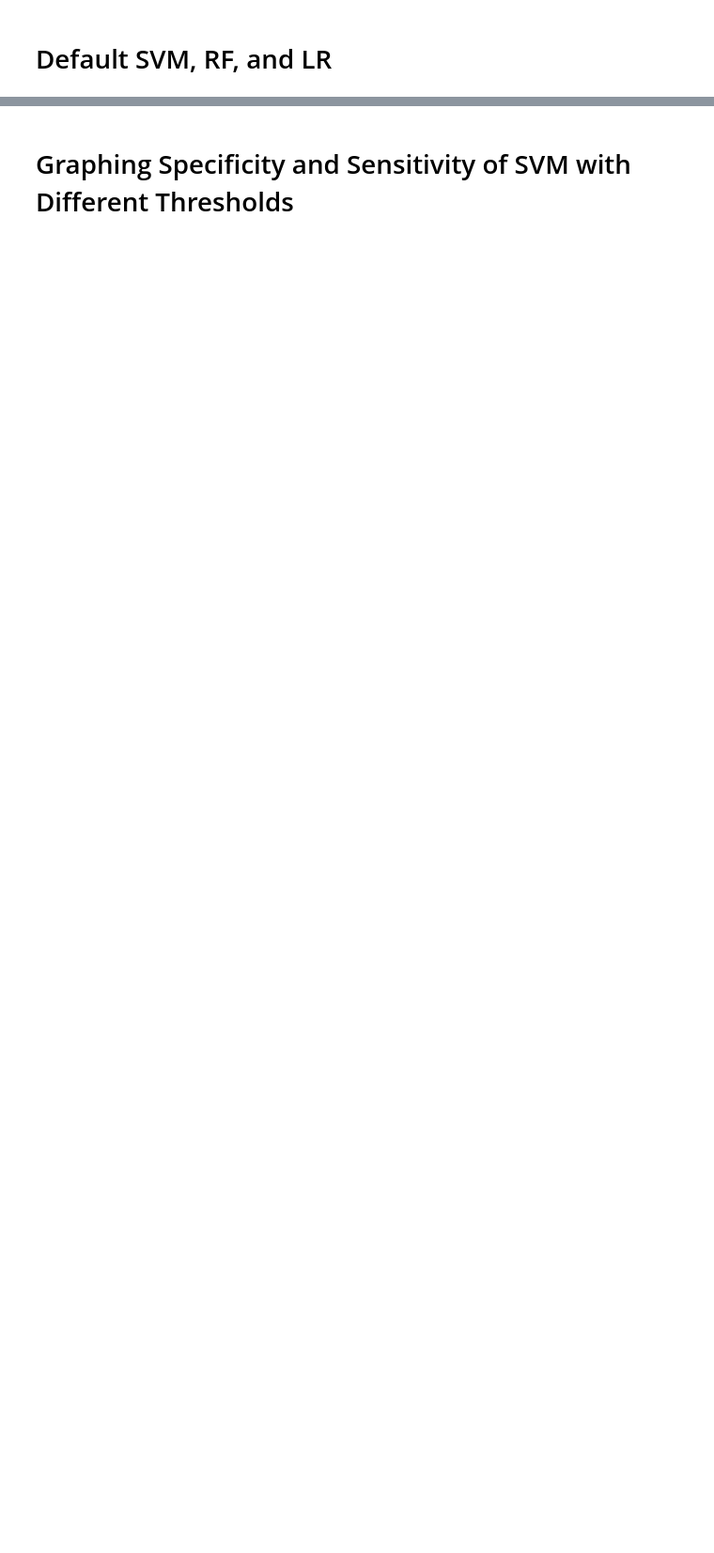
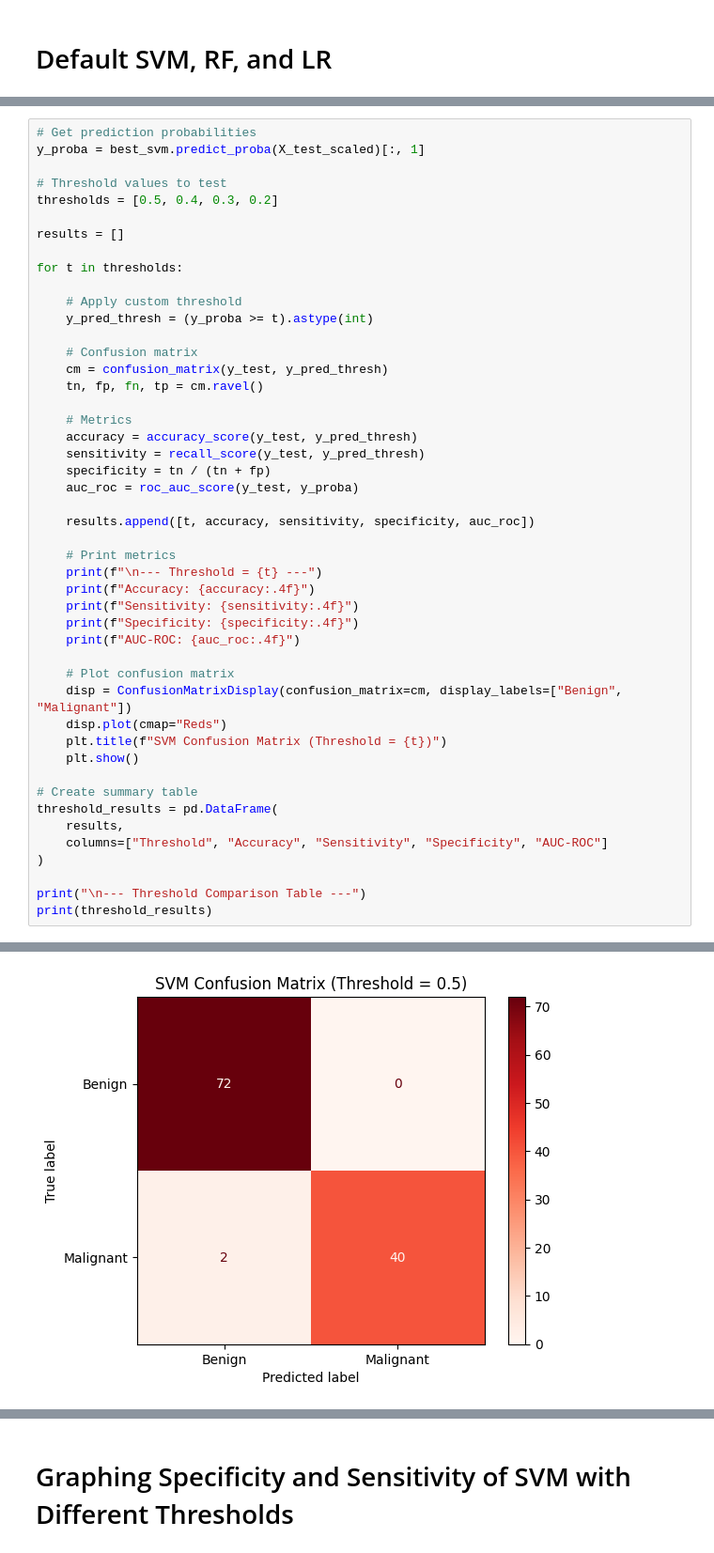
Before and after one commit to sarahcreighton/breast-cancer-classifier, a Jupyter notebook: notebooks/03_SMV_and_RF.ipynb, the cells around one changed output, grey strips where cells are left out. Shown at 94% size. Saved outputs shown, nothing was run; the diff lists cells and outputs as text; blank space fills up the shorter version.

```diff
--- a/notebooks/03_SMV_and_RF.ipynb
+++ b/notebooks/03_SMV_and_RF.ipynb
@@ -212,0 +182,48 @@ Best Parameters Found: {'C': 100, 'gamma': 0.1, 'kernel': 'rbf'}
+# %%
+# Get prediction probabilities
+y_proba = best_svm.predict_proba(X_test_scaled)[:, 1]
+
+# Threshold values to test
+thresholds = [0.5, 0.4, 0.3, 0.2]
+
+results = []
+
+for t in thresholds:
+
+    # Apply custom threshold
+    y_pred_thresh = (y_proba >= t).astype(int)
+
+    # Confusion matrix
+    cm = confusion_matrix(y_test, y_pred_thresh)
+    tn, fp, fn, tp = cm.ravel()
+
+    # Metrics
+    accuracy = accuracy_score(y_test, y_pred_thresh)
+    sensitivity = recall_score(y_test, y_pred_thresh)
+    specificity = tn / (tn + fp)
+    auc_roc = roc_auc_score(y_test, y_proba)
+
+    results.append([t, accuracy, sensitivity, specificity, auc_roc])
+
+    # Print metrics
+    print(f"\n--- Threshold = {t} ---")
+    print(f"Accuracy: {accuracy:.4f}")
+    print(f"Sensitivity: {sensitivity:.4f}")
+    print(f"Specificity: {specificity:.4f}")
+    print(f"AUC-ROC: {auc_roc:.4f}")
+
+    # Plot confusion matrix
+    disp = ConfusionMatrixDisplay(confusion_matrix=cm, display_labels=["Benign", "Malignant"])
+    disp.plot(cmap="Reds")
+    plt.title(f"SVM Confusion Matrix (Threshold = {t})")
+    plt.show()
+
+# Create summary table
+threshold_results = pd.DataFrame(
+    results,
+    columns=["Threshold", "Accuracy", "Sensitivity", "Specificity", "AUC-ROC"]
+)
+
+print("\n--- Threshold Comparison Table ---")
+print(threshold_results)
+# %% [output]
@@ -212,0 +235 @@ Best Parameters Found: {'C': 100, 'gamma': 0.1, 'kernel': 'rbf'}
+[figure, added]
```
Also changed, not shown: parts of 15 cells of this notebook.
